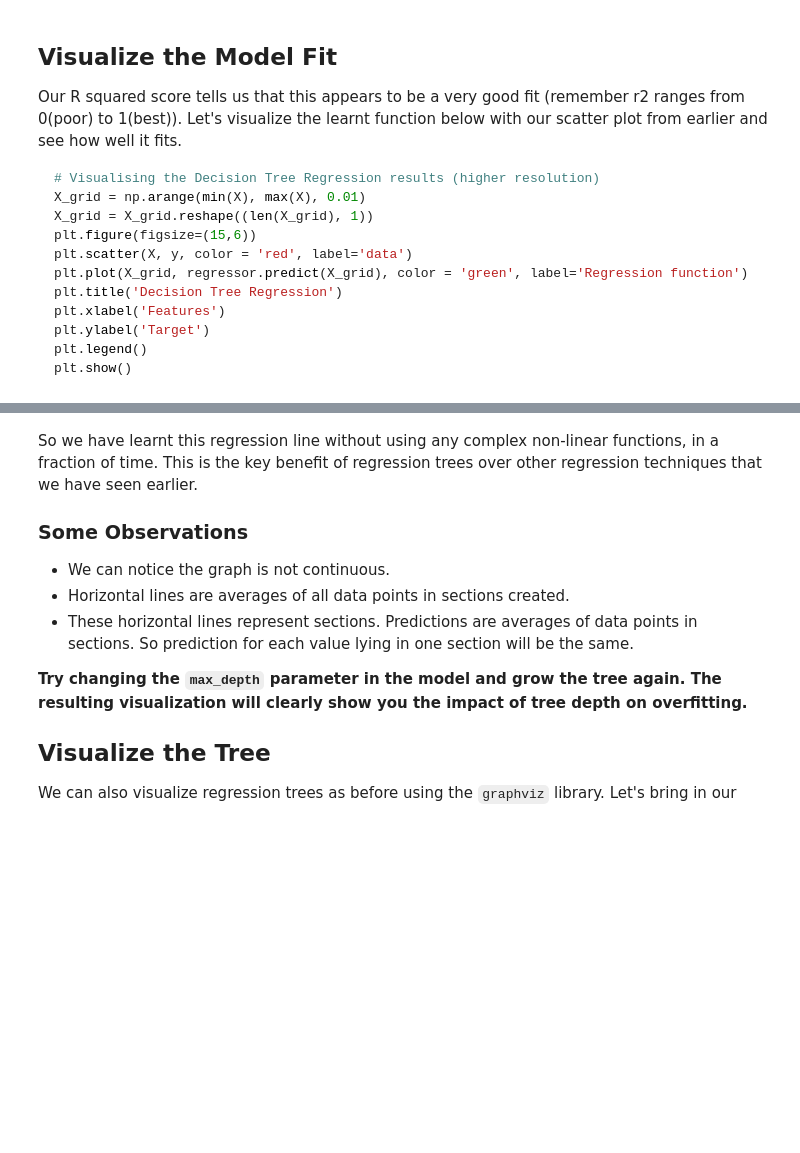
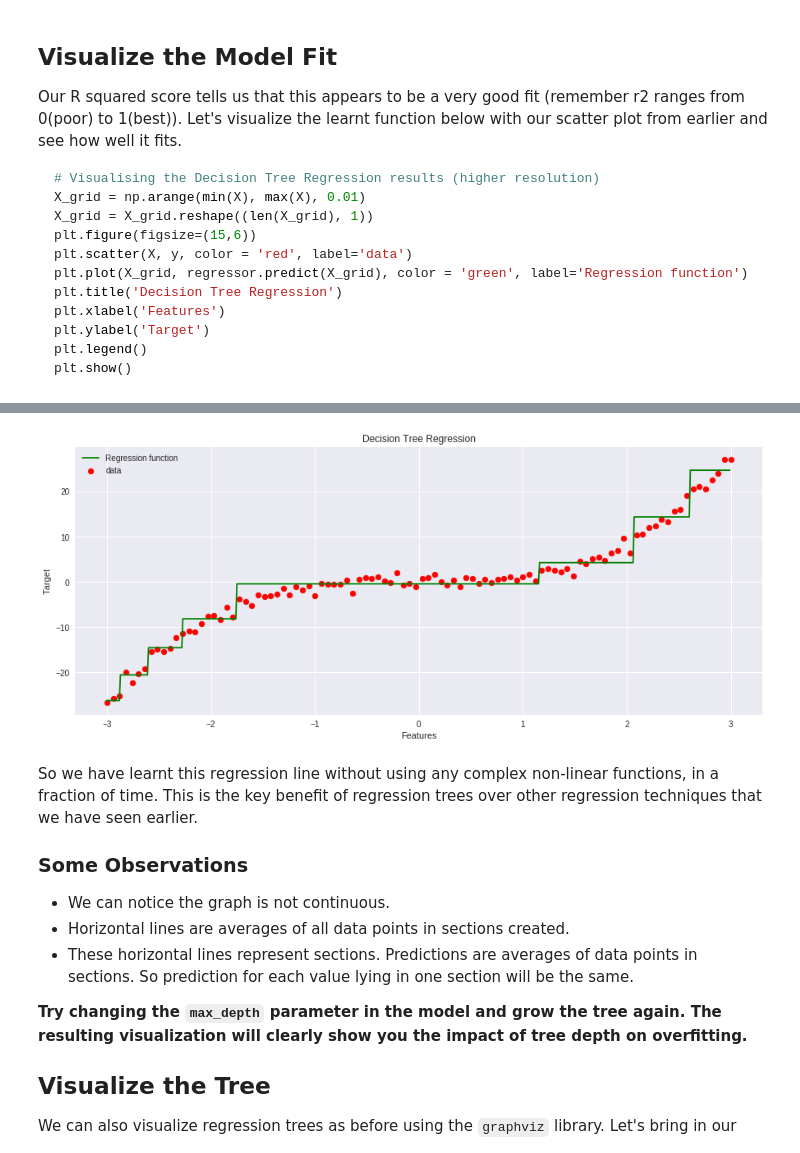
Before and after one commit to AdamLiscia/dsc-3-31-09-regression-cart-trees-codealong-nyc-career-ds-102218, a Jupyter notebook: index.ipynb, the cells around one changed output, grey strips where cells are left out. Saved outputs shown, nothing was run; the diff lists cells and outputs as text; code cells hidden in the pictures; blank space fills up the shorter version.

```diff
--- a/index.ipynb
+++ b/index.ipynb
@@ -230,3 +226,17 @@ plt.show()
+# %%
+# Visualising the Decision Tree Regression results (higher resolution)
+X_grid = np.arange(min(X), max(X), 0.01)
+X_grid = X_grid.reshape((len(X_grid), 1))
+plt.figure(figsize=(15,6))
+plt.scatter(X, y, color = 'red', label='data')
+plt.plot(X_grid, regressor.predict(X_grid), color = 'green', label='Regression function')
+plt.title('Decision Tree Regression')
+plt.xlabel('Features')
+plt.ylabel('Target')
+plt.legend()
+plt.show()
+# %% [output]
+[figure, added]
 # %% [markdown]
 So we have learnt this regression line without using any complex non-linear functions, in a fraction of time. This is the key benefit of regression trees over other regression techniques that we have seen earlier.
 
```
Also changed, not shown: parts of 1 cell of this notebook.
